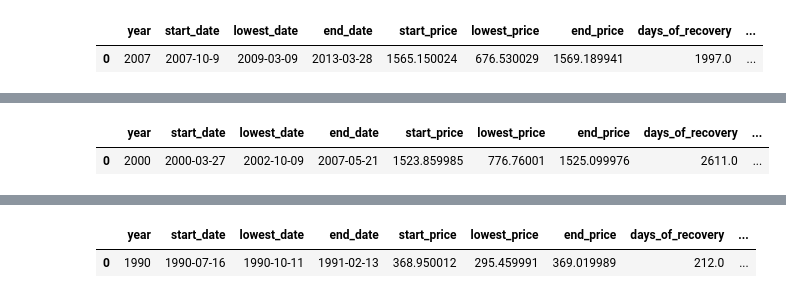
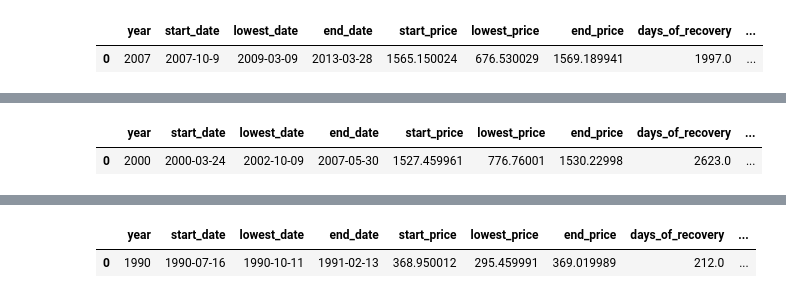
Before and after one commit to robertbozsik/impacts-of-covid19, a Jupyter notebook: recessions.ipynb, the cells around one changed output, grey strips where cells are left out. Cells and saved outputs as stored; diff of their text form; code cells hidden in the pictures.

```diff
--- a/recessions.ipynb
+++ b/recessions.ipynb
@@ -310,7 +312,7 @@ create_plot('2007-10-9', 'Adj Close')
 # %%
-second = create_df('2000-03-27', 'Adj Close')
+second = create_df('2000-03-24', 'Adj Close')
 second
 # %% [output]
 |  | year | start_date | lowest_date | end_date | start_price | lowest_price | end_price | days_of_recovery | ... |
-| 0 | 2000 | 2000-03-27 | 2002-10-09 | 2007-05-21 | 1523.859985 | 776.76001 | 1525.099976 | 2611.0 | ... |
+| 0 | 2000 | 2000-03-24 | 2002-10-09 | 2007-05-30 | 1527.459961 | 776.76001 | 1530.22998 | 2623.0 | ... |
 # %%
```
Also changed, not shown: parts of 76 cells of this notebook, 4 other files.
